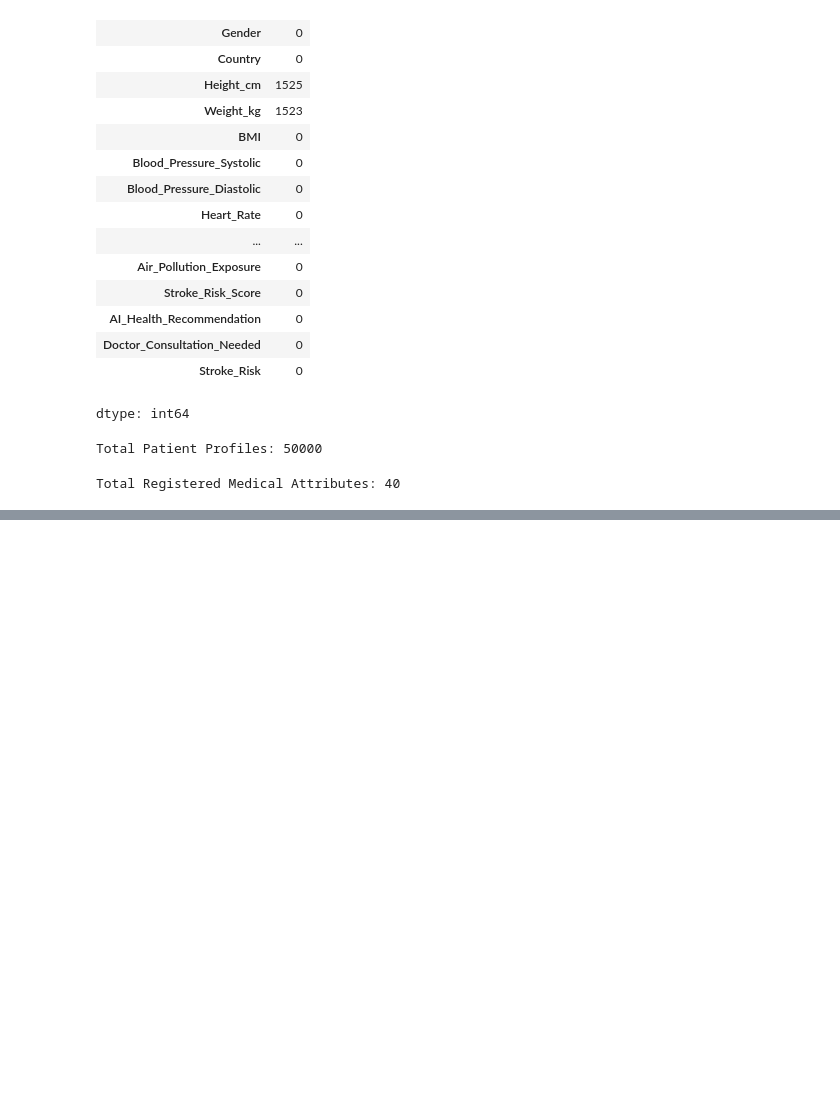
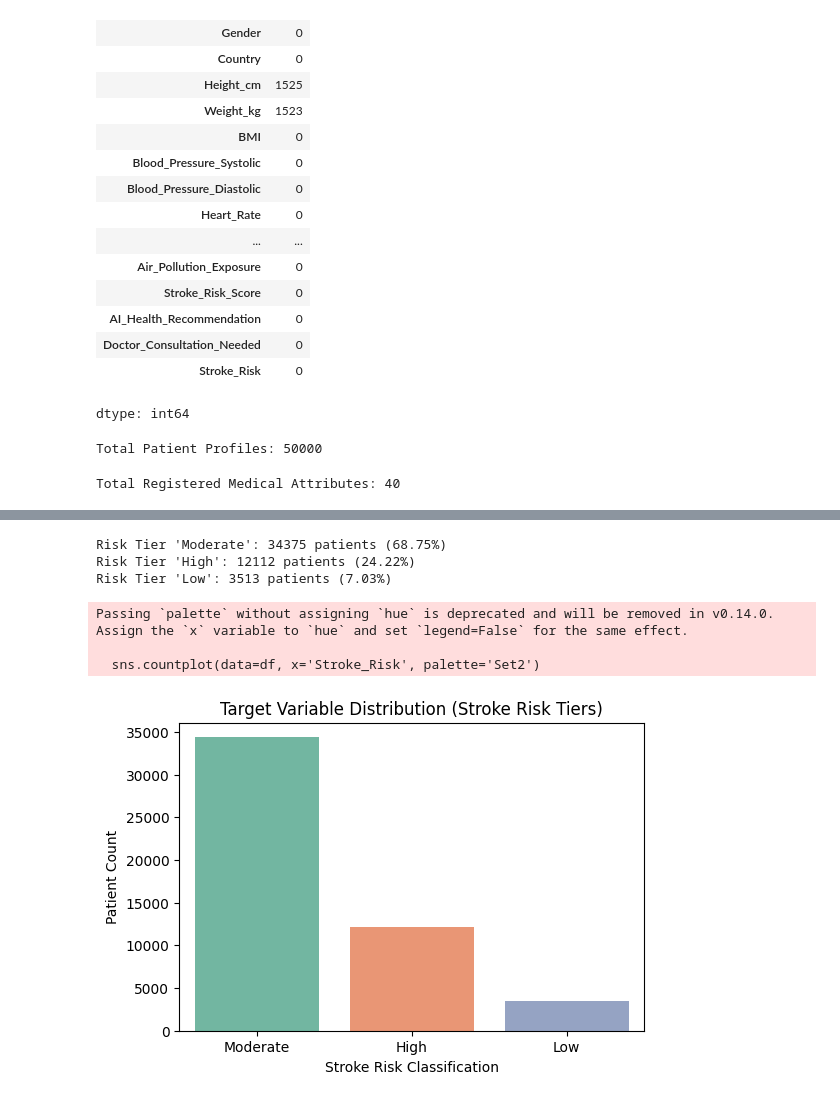
Before and after one commit to Jahura7/assignment_on_research_design_and_experiment, a Jupyter notebook: experiment.ipynb, the cells around one changed output, grey strips where cells are left out. Cells and saved outputs as stored; diff of their text form; code cells hidden in the pictures; blank space fills up the shorter version.

Commit message:
EDA - TARGET VECTOR & BALANCE ANALYSIS

```diff
--- a/experiment.ipynb
+++ b/experiment.ipynb
@@ -120,0 +133,22 @@ Total Registered Medical Attributes: 40
+# %%
+target_pct = df['Stroke_Risk'].value_counts(normalize=True) * 100
+for idx in target_counts.index:
+    print(f"Risk Tier '{idx}': {target_counts[idx]} patients ({target_pct[idx]:.2f}%)")
+# %% [output]
+Risk Tier 'Moderate': 34375 patients (68.75%)
+Risk Tier 'High': 12112 patients (24.22%)
+Risk Tier 'Low': 3513 patients (7.03%)
+# %%
+# Visualize target boundary proportions
+
+plt.figure(figsize=(6, 4))
+sns.countplot(data=df, x='Stroke_Risk', palette='Set2')
+plt.title('Target Variable Distribution (Stroke Risk Tiers)')
+plt.xlabel('Stroke Risk Classification')
+plt.ylabel('Patient Count')
+plt.show()
+# %% [output]
+Passing `palette` without assigning `hue` is deprecated and will be removed in v0.14.0. Assign the `x` variable to `hue` and set `legend=False` for the same effect.
+
+  sns.countplot(data=df, x='Stroke_Risk', palette='Set2')
+[figure, added]
```
Also changed, not shown: parts of 5 cells of this notebook.
